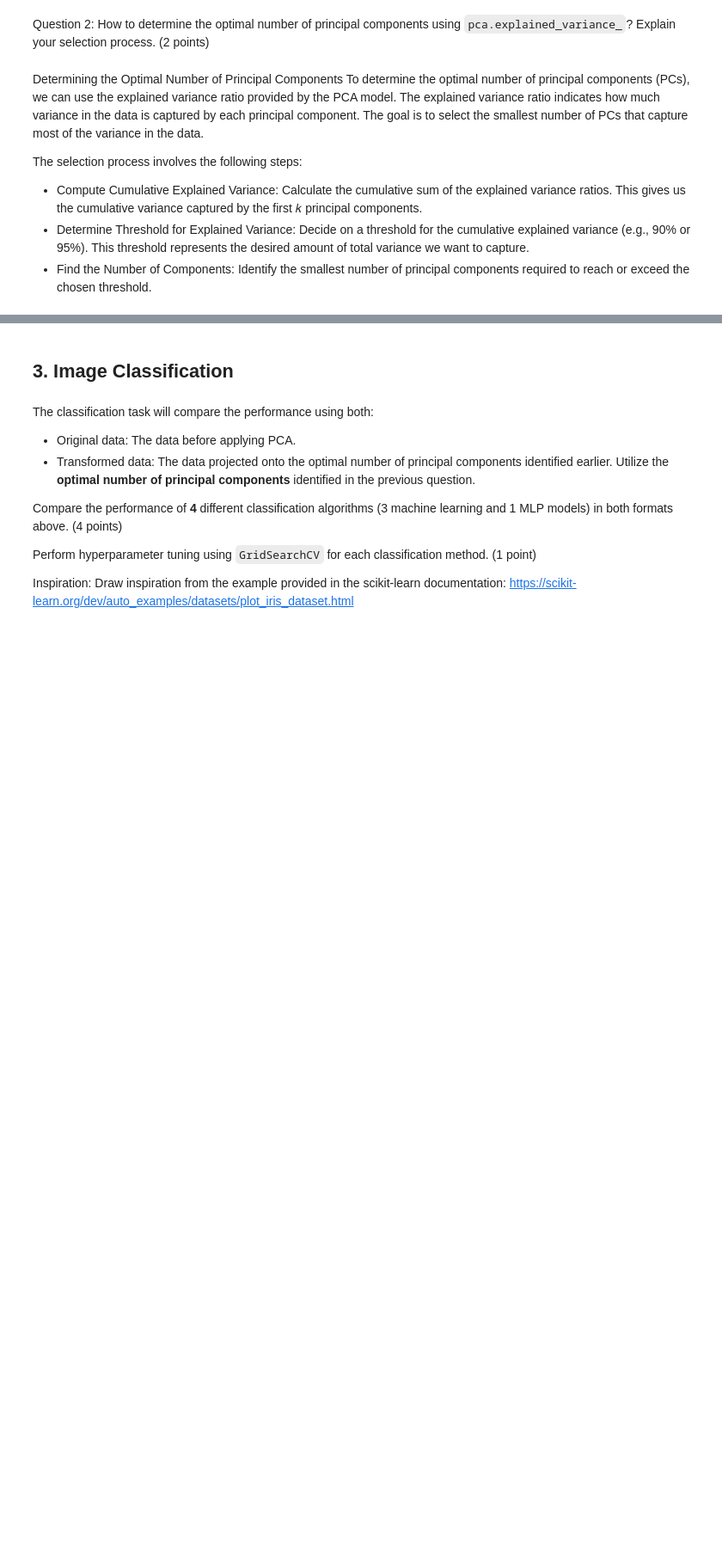
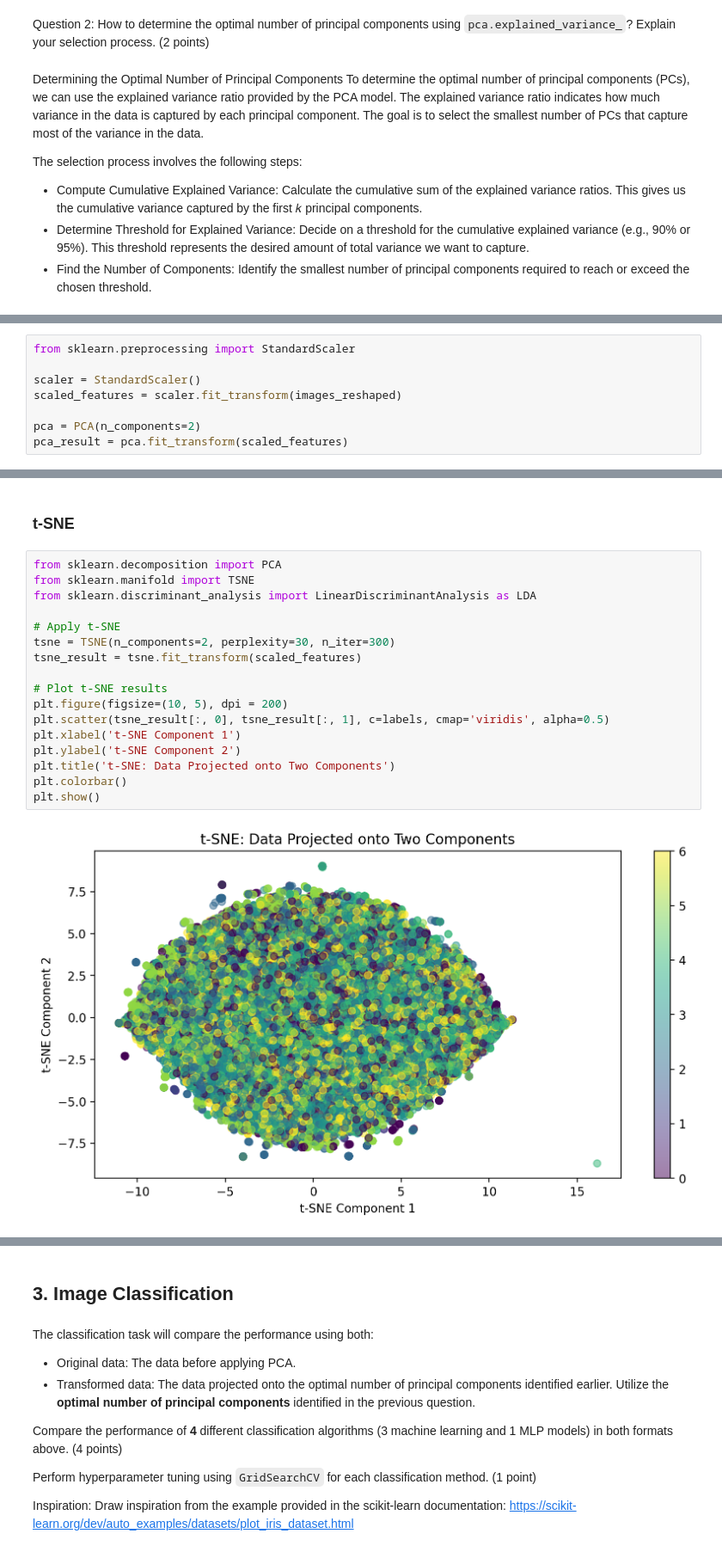
Before and after one commit to taindp98/Fundamental-ML, a Jupyter notebook: notebooks/EDA.ipynb, the cells around one changed output, grey strips where cells are left out. Shown at 86% size. Cells and saved outputs as stored; diff of their text form; blank space fills up the shorter version.

```diff
--- a/notebooks/EDA.ipynb
+++ b/notebooks/EDA.ipynb
@@ -143 +154,9 @@ optimal_num_pcs
 255
+# %%
+from sklearn.preprocessing import StandardScaler
+
+scaler = StandardScaler()
+scaled_features = scaler.fit_transform(images_reshaped)
+
+pca = PCA(n_components=2)
+pca_result = pca.fit_transform(scaled_features)
@@ -143,0 +185,21 @@ optimal_num_pcs
+# %% [markdown]
+### **t-SNE**
+# %%
+from sklearn.decomposition import PCA
+from sklearn.manifold import TSNE
+from sklearn.discriminant_analysis import LinearDiscriminantAnalysis as LDA
+
+# Apply t-SNE
+tsne = TSNE(n_components=2, perplexity=30, n_iter=300)
+tsne_result = tsne.fit_transform(scaled_features)
+
+# Plot t-SNE results
+plt.figure(figsize=(10, 5), dpi = 200)
+plt.scatter(tsne_result[:, 0], tsne_result[:, 1], c=labels, cmap='viridis', alpha=0.5)
+plt.xlabel('t-SNE Component 1')
+plt.ylabel('t-SNE Component 2')
+plt.title('t-SNE: Data Projected onto Two Components')
+plt.colorbar()
+plt.show()
+# %% [output]
+[figure, added]
```
Also changed, not shown: parts of 7 cells of this notebook.
